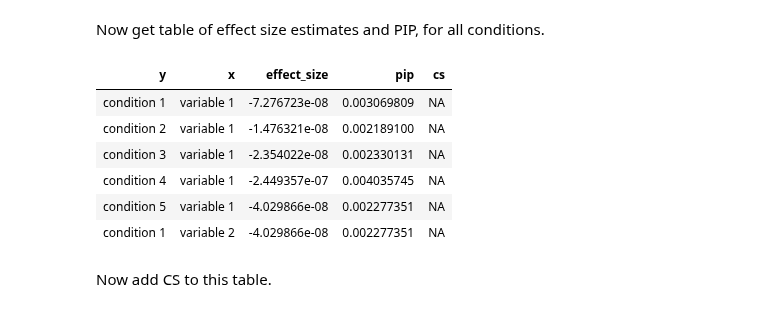
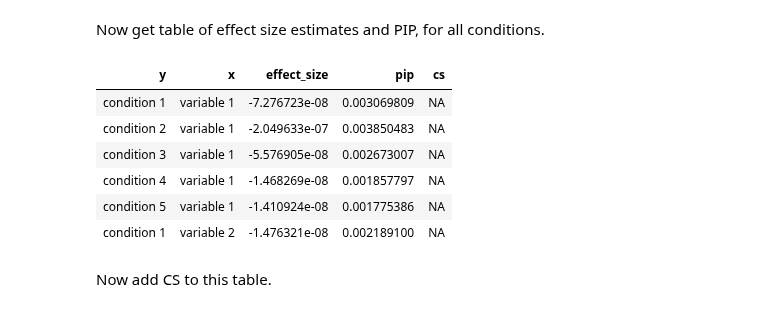
Before and after one commit to stephenslab/mvsusieR, a Jupyter notebook: inst/prototypes/output_visualization.ipynb, the cells around one changed output. Saved outputs shown, nothing was run; the diff lists cells and outputs as text; code cells hidden in the pictures.

```diff
--- a/inst/prototypes/output_visualization.ipynb
+++ b/inst/prototypes/output_visualization.ipynb
@@ -96,19 +114,19 @@ colnames(table) = c('y', 'x', 'effect_size', 'pip', 'cs')
 # %%
 x_names = paste('variable', 1:nrow(cond_pip))
 y_names = paste('condition', 1:ncol(cond_pip))
 table$y = rep(y_names, length(x_names))
 table$x = rep(x_names, each = length(y_names))
-table$effect_size = as.vector(dat$coef[-1,])
-table$pip = as.vector(cond_pip)
+table$effect_size = as.vector(t(dat$coef[-1,]))
+table$pip = as.vector(t(cond_pip))
 head(table)
 # %% [output]
 | y | x | effect_size | pip | cs |
 | condition 1 | variable 1 | -7.276723e-08 | 0.003069809 | NA |
-| condition 2 | variable 1 | -1.476321e-08 | 0.002189100 | NA |
-| condition 3 | variable 1 | -2.354022e-08 | 0.002330131 | NA |
-| condition 4 | variable 1 | -2.449357e-07 | 0.004035745 | NA |
-| condition 5 | variable 1 | -4.029866e-08 | 0.002277351 | NA |
-| condition 1 | variable 2 | -4.029866e-08 | 0.002277351 | NA |
+| condition 2 | variable 1 | -2.049633e-07 | 0.003850483 | NA |
+| condition 3 | variable 1 | -5.576905e-08 | 0.002673007 | NA |
+| condition 4 | variable 1 | -1.468269e-08 | 0.001857797 | NA |
+| condition 5 | variable 1 | -1.410924e-08 | 0.001775386 | NA |
+| condition 1 | variable 2 | -1.476321e-08 | 0.002189100 | NA |
 # %% [markdown]
 Now add CS to this table.
 # %%
```
Also changed, not shown: parts of 6 cells of this notebook.
